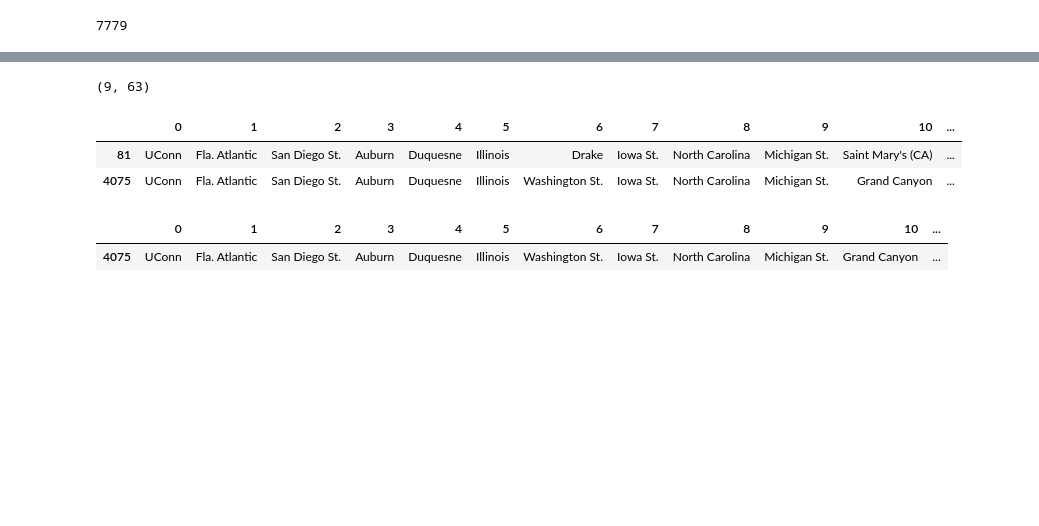
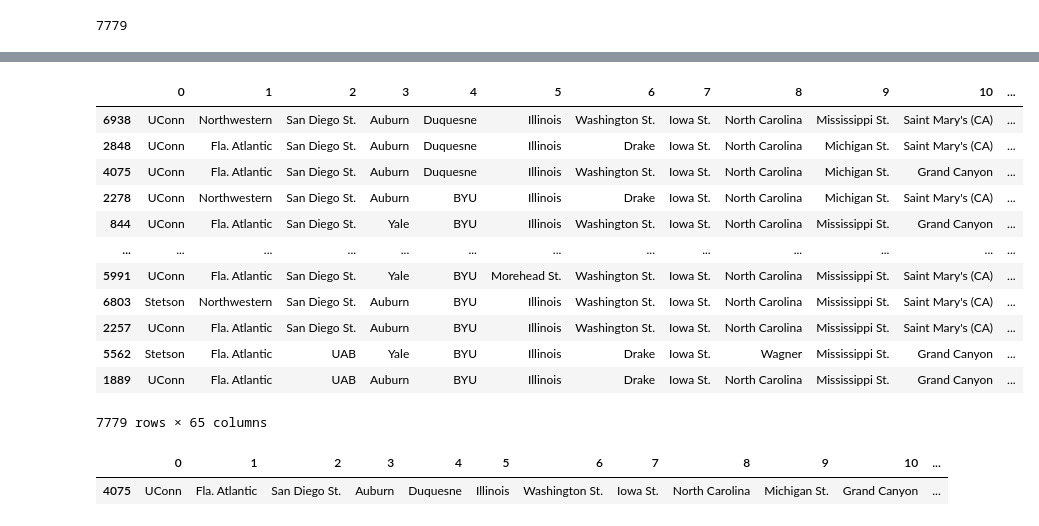
Before and after one commit to mdonahue263/NCAA_Markov, a Jupyter notebook: track_tourney.ipynb, the cells around one changed output, grey strips where cells are left out. Cells and saved outputs as stored; diff of their text form; code cells hidden in the pictures; blank space fills up the shorter version.

```diff
--- a/track_tourney.ipynb
+++ b/track_tourney.ipynb
@@ -37,8 +37,13 @@ brackets_series = pd.Series(all_lists)
 df=pd.DataFrame(all_lists)
 # %%
 real_winners = ['Michigan St.','Duquesne','Creighton', 'Arizona', 'North Carolina','Illinois','Oregon', 'Dayton',
-                'Texas','Oakland','Gonzaga','Iowa St.','Tennessee', 'NC State', 'Washington St.','Kansas']
+                'Texas','Oakland','Gonzaga','Iowa St.','Tennessee', 'NC State', 'Washington St.','Kansas',
+                'Northwestern','Baylor','San Diego St.','Marquette','Clemson','UConn','Yale','Colorado',
+                'Texas A&M','Duke','Purdue','Alabama','James Madison', 'Houston','Utah St.','Grand Canyon']
 real_losers = ['Mississippi St.','BYU', 'Akron', 'Long Beach St.', 'Wagner', 'Morehead St.','South Carolina','Nevada',
-               'Colorado St.', 'Kentucky','McNeese','South Dakota St.',"Saint Peter's", 'Texas Tech','Drake','Samford']
+               'Colorado St.', 'Kentucky','McNeese','South Dakota St.',"Saint Peter's", 'Texas Tech','Drake','Samford',
+               'Fla. Atlantic','Colgate','UAB','Western Ky.','New Mexico','Stetson','Auburn','Florida',
+               'Nebraska',"Vermont",'Grambling','Col. of Charleston','Wisconsin','Longwood',"TCU","Saint Mary's (CA)"]
 # %%
-game_ids = [9, 4, 29, 15, 8, 5, 28, 14, 30, 21, 26, 7, 31, 20,6,27]
+game_ids = [9, 4, 29, 15, 8, 5, 28, 14, 30, 21, 26, 7, 31, 20,6,27,
+            1,13,2,23,12,0,3,22,17,19,24,11,18,16,25,10]
@@ -87,45 +107,28 @@ def max_remaining(dataframe, losers):
                 poss -= 10
         possible_scores.append(poss)
     return possible_scores
-# %%
-df[(df[9]=='Michigan St.')&
-   (df[4]=='Duquesne')&
-   (df[29]=='Creighton')&
-   (df[15] == 'Arizona')&
-   (df[8]=='North Carolina')&
-   (df[5]=='Illinois')&
-   (df[28]=='Oregon')&
-   (df[14]=='Dayton')&
-   (df[30]=='Texas')&
-   (df[21] == 'Oakland')&
-   (df[26] == 'Gonzaga')&
-   (df[7] == 'Iowa St.')].shape
-# %% [output]
-(9, 63)
-# %%
-df[(df[9]=='Michigan St.')&
-   (df[4]=='Duquesne')&
-   (df[29]=='Creighton')&
-   (df[15] == 'Arizona')&
-   (df[8]=='North Carolina')&
-   (df[5]=='Illinois')&
-   (df[28]=='Oregon')&
-   (df[14]=='Dayton')&
-   (df[30]=='Texas')&
-   (df[21] == 'Oakland')&
-   (df[26] == 'Gonzaga')&
-   (df[7] == 'Iowa St.')&
-   (df[31]=='Tennessee')&(df[20]=='NC State')]
-# %% [output]
-|  | 0 | 1 | 2 | 3 | 4 | 5 | 6 | 7 | 8 | 9 | 10 | ... |
-| 81 | UConn | Fla. Atlantic | San Diego St. | Auburn | Duquesne | Illinois | Drake | Iowa St. | North Carolina | Michigan St. | Saint Mary's (CA) | ... |
-| 4075 | UConn | Fla. Atlantic | San Diego St. | Auburn | Duquesne | Illinois | Washington St. | Iowa St. | North Carolina | Michigan St. | Grand Canyon | ... |
 # %%
 dfc=df.copy()
 # %%
 dfc['Score'] = current_score(df, outcomes)
 # %%
 dfc['Max']=max_remaining(dfc, real_losers)
+# %%
+dfc.sort_values(by='Max', ascending=False)
+# %% [output]
+|  | 0 | 1 | 2 | 3 | 4 | 5 | 6 | 7 | 8 | 9 | 10 | ... |
+| 6938 | UConn | Northwestern | San Diego St. | Auburn | Duquesne | Illinois | Washington St. | Iowa St. | North Carolina | Mississippi St. | Saint Mary's (CA) | ... |
+| 2848 | UConn | Fla. Atlantic | San Diego St. | Auburn | Duquesne | Illinois | Drake | Iowa St. | North Carolina | Michigan St. | Saint Mary's (CA) | ... |
+| 4075 | UConn | Fla. Atlantic | San Diego St. | Auburn | Duquesne | Illinois | Washington St. | Iowa St. | North Carolina | Michigan St. | Grand Canyon | ... |
+| 2278 | UConn | Northwestern | San Diego St. | Auburn | BYU | Illinois | Drake | Iowa St. | North Carolina | Michigan St. | Saint Mary's (CA) | ... |
+| 844 | UConn | Fla. Atlantic | San Diego St. | Yale | BYU | Illinois | Washington St. | Iowa St. | North Carolina | Mississippi St. | Grand Canyon | ... |
+| ... | ... | ... | ... | ... | ... | ... | ... | ... | ... | ... | ... | ... |
+| 5991 | UConn | Fla. Atlantic | San Diego St. | Yale | BYU | Morehead St. | Washington St. | Iowa St. | North Carolina | Mississippi St. | Saint Mary's (CA) | ... |
+| 6803 | Stetson | Northwestern | San Diego St. | Auburn | BYU | Illinois | Washington St. | Iowa St. | North Carolina | Mississippi St. | Saint Mary's (CA) | ... |
+| 2257 | UConn | Fla. Atlantic | San Diego St. | Auburn | BYU | Illinois | Washington St. | Iowa St. | North Carolina | Mississippi St. | Saint Mary's (CA) | ... |
+| 5562 | Stetson | Fla. Atlantic | UAB | Yale | BYU | Illinois | Drake | Iowa St. | Wagner | Mississippi St. | Grand Canyon | ... |
+| 1889 | UConn | Fla. Atlantic | UAB | Auburn | BYU | Illinois | Drake | Iowa St. | North Carolina | Mississippi St. | Grand Canyon | ... |
+7779 rows × 65 columns
 # %%
 dfc[dfc['Max']==dfc['Max'].max()]
 # %% [output]
```
Also changed, not shown: parts of 2 cells of this notebook, 2 other files.
